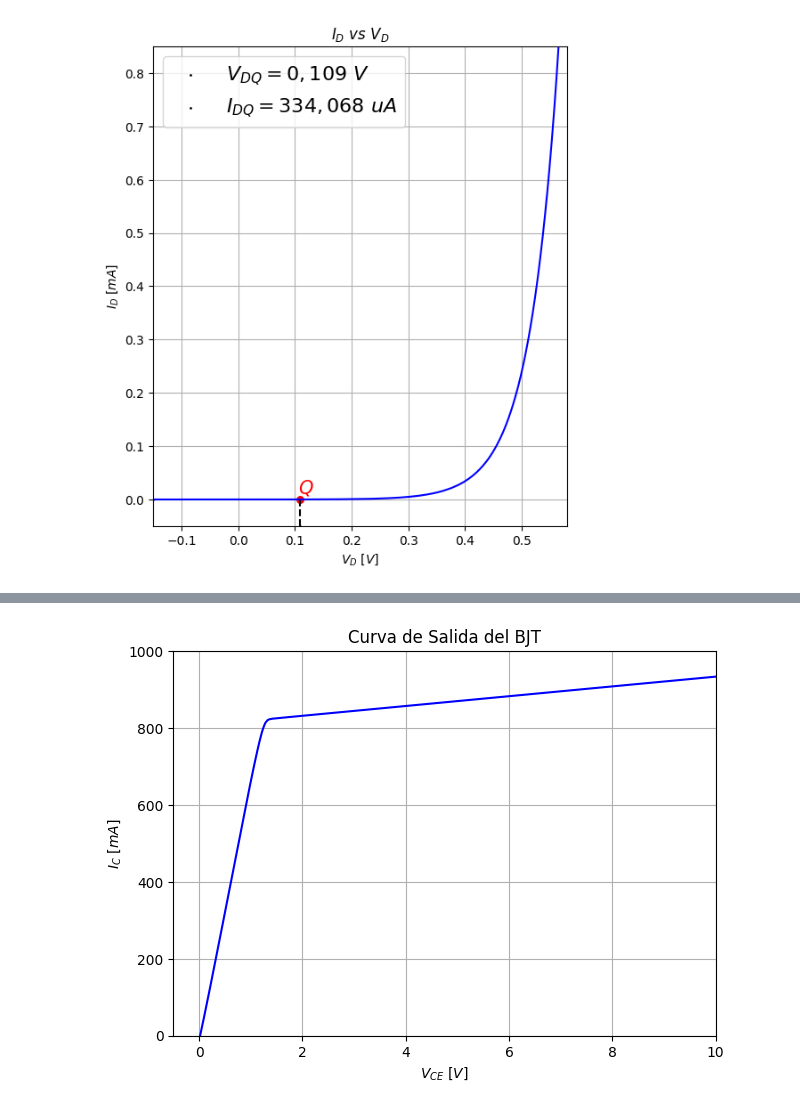
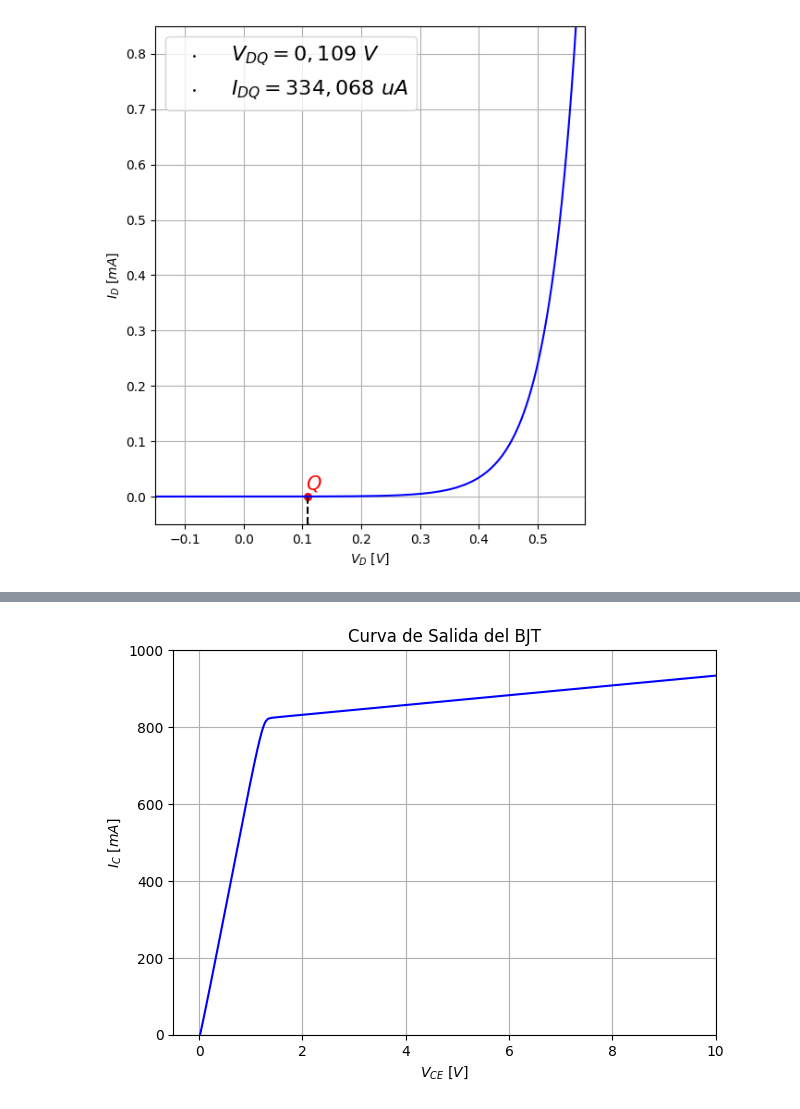
Before and after one commit to Fditoro/TP-Final-Fisica-Electronica, a Jupyter notebook: Spice/Graficos Spice.ipynb, the cells around one changed output, grey strips where cells are left out. Drawn from its saved outputs; the diff is of its cells as text; code cells hidden in the pictures.

```diff
--- a/Spice/Graficos Spice.ipynb
+++ b/Spice/Graficos Spice.ipynb
@@ -27,35 +27,34 @@ ID = (ID) * 1E+3
 #Set mplt and min Voltages and currents
 V_upper_limit = 0.58
 V_lower_limit = -0.15
 I_upper_limit = 0.85
 I_lower_limit = -0.05
 
 fig = plt.figure(figsize=(6, 7))
 fig.subplots_adjust(hspace=0.5)
 
 #Current plot
-plt.title("$I_D \ vs \ V_D$")       #title
 plt.xlabel("$V_D \ [V]$")
 plt.ylabel("$I_D \ [mA]$")
 
 #---------      Anotaciones     --------------
 plt.plot([VDQ,VDQ], [IDQ, I_lower_limit], linestyle = '--', linewidth = 1.5,  color = 'black')
 plt.scatter(VDQ, IDQ, color='red', s = 30)
 plt.scatter(VDQ, I_lower_limit, color='black', s = 1, label = '$V_{DQ} = 0,109 \ V$')
 plt.scatter(V_lower_limit, IDQ, color='black', s = 1, label = '$I_{DQ} = 334,068 \ uA$')
 plt.annotate(r"$Q$", xy=(VDQ, IDQ), xytext=(5, 5),textcoords='offset points', ha='center', fontsize = 15, color = 'red')
 
 plt.xlim(V_lower_limit, V_upper_limit)
 plt.ylim(I_lower_limit, I_upper_limit)
 plt.grid()
 
 plt.plot(VD , ID, 'b-')
 plt.legend(fontsize = 16)
 
 plt.savefig('Grafico Circuito Diodo.jpg', format='jpg')
 plt.show()
 # %% [output]
-[figure, old version]
+[figure, new version]
 # %%
 import ltspice
 import numpy as np
```
Also changed, not shown: parts of 2 cells of this notebook, 6 other files.
